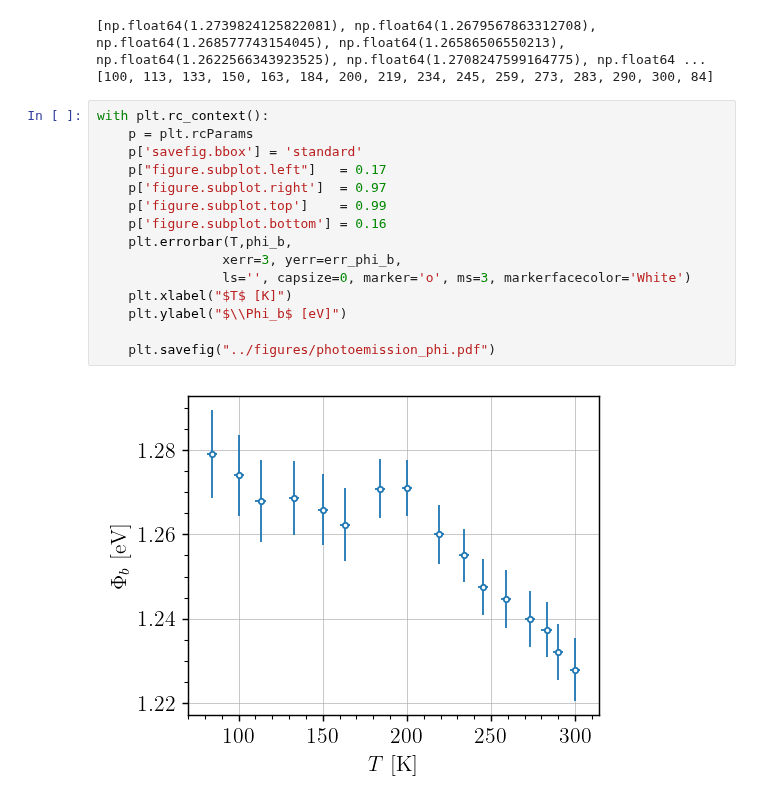
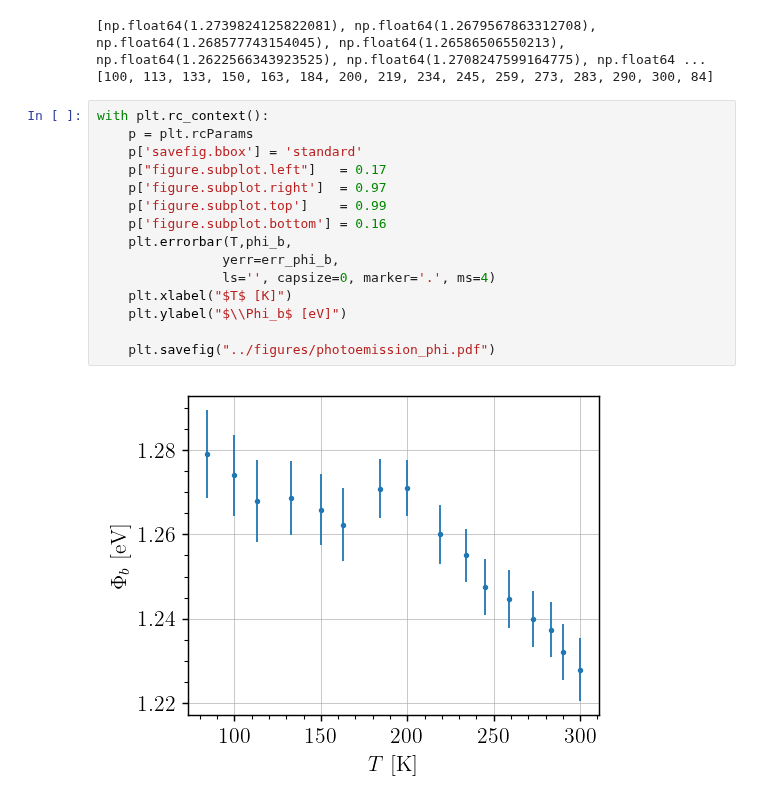
Before and after one commit to TomVdt/TPIII, a Jupyter notebook: 06-photoemission-interne/analyse/exp2_calibration.ipynb, the cells around one changed output. Cells and saved outputs as stored; diff of their text form.

Commit message:
uniformise plots

```diff
--- a/06-photoemission-interne/analyse/exp2_calibration.ipynb
+++ b/06-photoemission-interne/analyse/exp2_calibration.ipynb
@@ -134,17 +134,17 @@ Plot T=100
 # %%
 with plt.rc_context():
     p = plt.rcParams
     p['savefig.bbox'] = 'standard'
     p["figure.subplot.left"]   = 0.17
     p['figure.subplot.right']  = 0.97
     p['figure.subplot.top']    = 0.99
     p['figure.subplot.bottom'] = 0.16
     plt.errorbar(T,phi_b,
-                xerr=3, yerr=err_phi_b,
-                ls='', capsize=0, marker='o', ms=3, markerfacecolor='White')
+                yerr=err_phi_b,
+                ls='', capsize=0, marker='.', ms=4)
     plt.xlabel("$T$ [K]")
     plt.ylabel("$\\Phi_b$ [eV]")
 
     plt.savefig("../figures/photoemission_phi.pdf")
 # %% [output]
-[figure, old version]
+[figure, new version]
```
Also changed, not shown: 4 other files.
